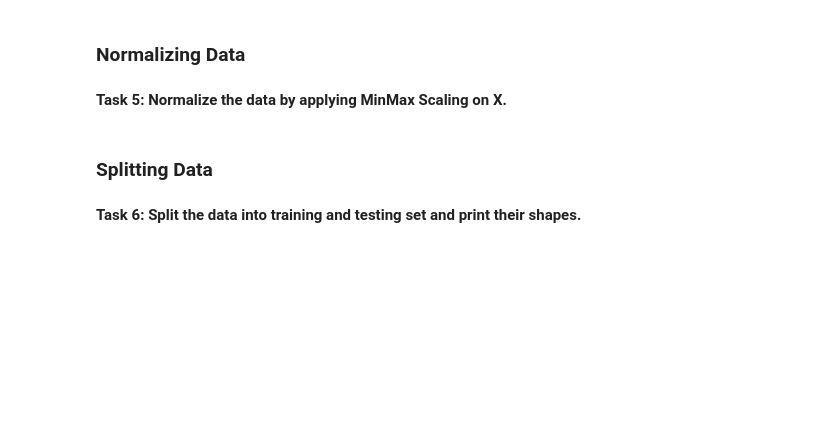
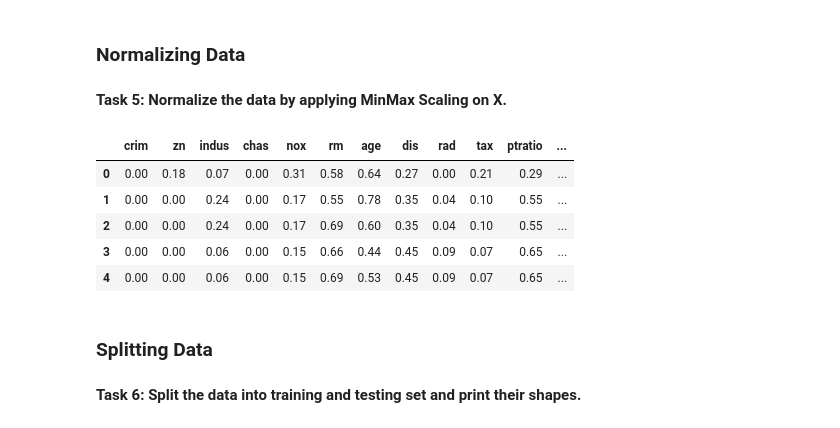
Before and after one commit to Sanaullah-nahk/Dice_Analytics_ML, a Jupyter notebook: Week 04/Linear and Polynomial Regression/polynomial.ipynb, the cells around one changed output. Cells and saved outputs as stored; diff of their text form; code cells hidden in the pictures; blank space fills up the shorter version.

```diff
--- a/Week 04/Linear and Polynomial Regression/polynomial.ipynb
+++ b/Week 04/Linear and Polynomial Regression/polynomial.ipynb
@@ -6,10 +6,14 @@
 #importing libraries
 import numpy as np
 import pandas as pd
+pd.set_option('display.float_format', '{:.2f}'.format)
 import sklearn.preprocessing
 import matplotlib.pyplot as plt
 import seaborn as sns
 %matplotlib inline
 sns.set()
+
+import warnings
+warnings.filterwarnings('ignore')
 # %% [markdown]
 **Task 1: Import the 'Boston.csv' data file**
@@ -19,8 +20,20 @@ data = None
+# %%
+# write code here
+#Load data
+from sklearn.datasets import load_boston
+boston = load_boston()
+
+column_names = [x.lower() for x in load_boston()['feature_names']]
+
+data = pd.DataFrame(boston.data, columns = column_names)
+data['price'] = boston.target
+
+data.rename({"b": "black"}, axis=1, inplace=True)
 # %% [markdown]
 **Task 2: Make a copy of data in 'df'**
 # %%
 # Write code here
-df = None
+df = data.copy()
 # %% [markdown]
 **Task 3: Display top 5 rows of data**
 # %%
@@ -36,0 +53,6 @@ Y = None
+# %%
+# Write code here
+X = df.drop(['price'], axis=1)
+Y = df[['price']]
+print(f'Independent Variable Shape = {X.shape}')
+print(f'Dependent Variable Sahpe =  {Y.shape}')
@@ -43,3 +66,20 @@ Y = None
+# %%
+# Write code here
+
+from sklearn.preprocessing import MinMaxScaler
+
+min_max_scaler = MinMaxScaler()
+x_scaled_minmax = min_max_scaler.fit_transform(X)
+
+X = pd.DataFrame(x_scaled_minmax, columns = column_names)
+X.head()
+# %% [output]
+|  | crim | zn | indus | chas | nox | rm | age | dis | rad | tax | ptratio | ... |
+| 0 | 0.00 | 0.18 | 0.07 | 0.00 | 0.31 | 0.58 | 0.64 | 0.27 | 0.00 | 0.21 | 0.29 | ... |
+| 1 | 0.00 | 0.00 | 0.24 | 0.00 | 0.17 | 0.55 | 0.78 | 0.35 | 0.04 | 0.10 | 0.55 | ... |
+| 2 | 0.00 | 0.00 | 0.24 | 0.00 | 0.17 | 0.69 | 0.60 | 0.35 | 0.04 | 0.10 | 0.55 | ... |
+| 3 | 0.00 | 0.00 | 0.06 | 0.00 | 0.15 | 0.66 | 0.44 | 0.45 | 0.09 | 0.07 | 0.65 | ... |
+| 4 | 0.00 | 0.00 | 0.06 | 0.00 | 0.15 | 0.69 | 0.53 | 0.45 | 0.09 | 0.07 | 0.65 | ... |
 # %% [markdown]
 ### Splitting Data
 # %% [markdown]
```
Also changed, not shown: parts of 23 cells of this notebook, 2 other files.
